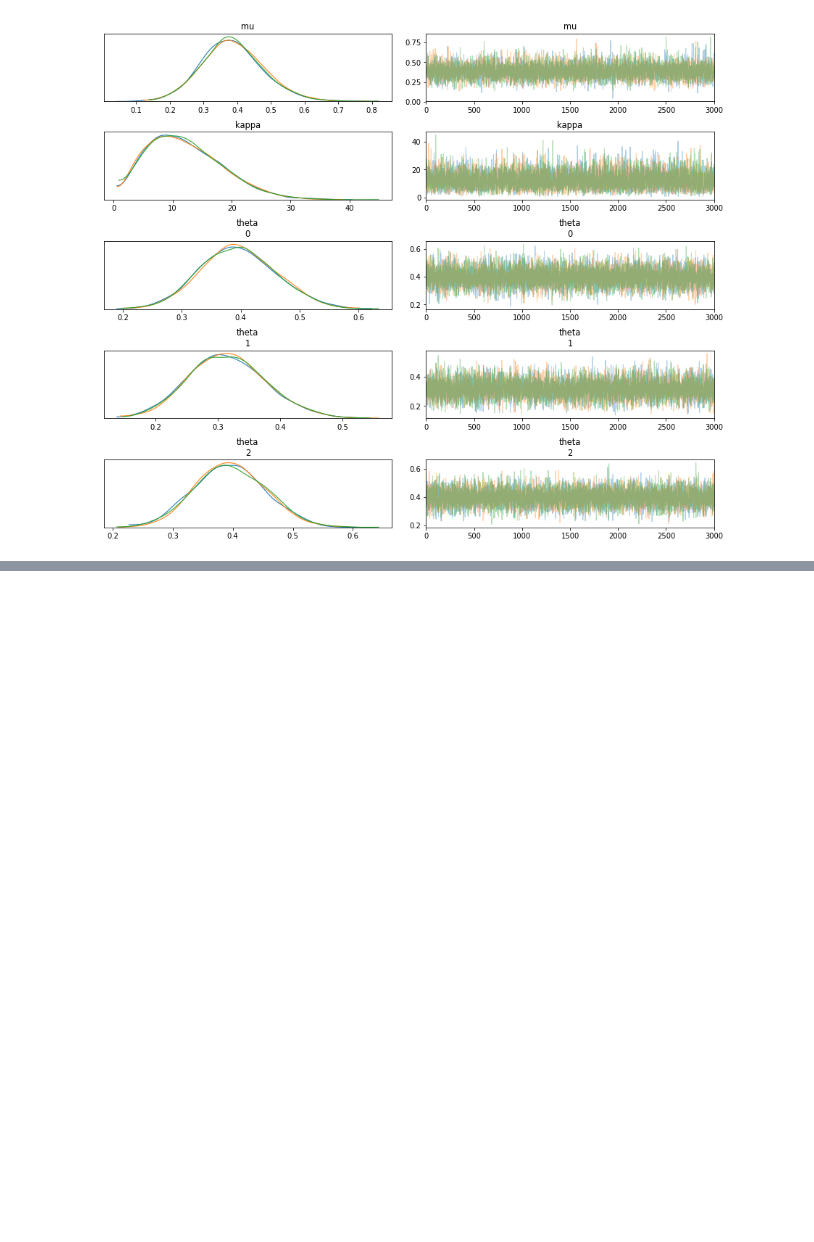
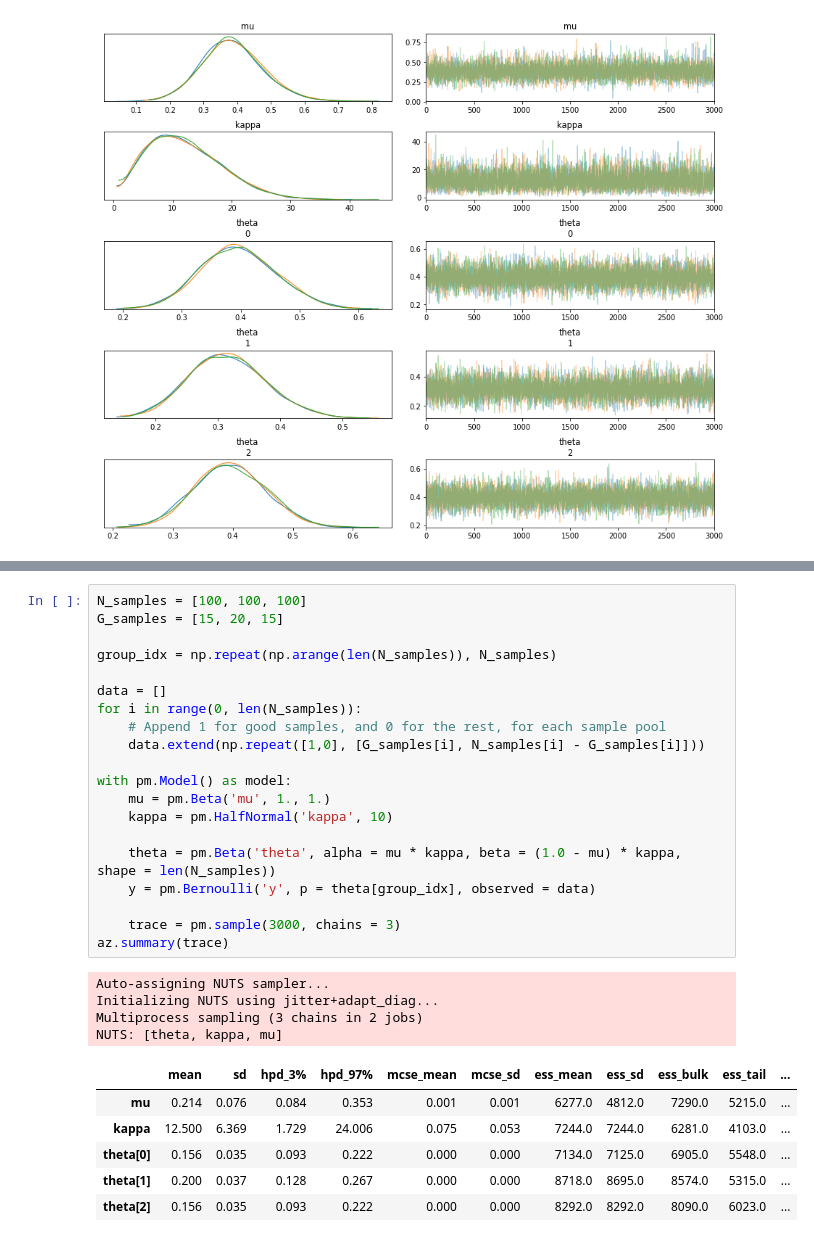
Before and after one commit to son520804/Bayesian_Statistics_MOOC, a Jupyter notebook: Hierarchical_Model.ipynb, the cells around one changed output, grey strips where cells are left out. Drawn from its saved outputs; the diff is of its cells as text; blank space fills up the shorter version.

```diff
--- a/Hierarchical_Model.ipynb
+++ b/Hierarchical_Model.ipynb
@@ -39,0 +82,31 @@ plt.show()
+# %%
+N_samples = [100, 100, 100]
+G_samples = [15, 20, 15]
+
+group_idx = np.repeat(np.arange(len(N_samples)), N_samples)
+
+data = []
+for i in range(0, len(N_samples)):
+    # Append 1 for good samples, and 0 for the rest, for each sample pool
+    data.extend(np.repeat([1,0], [G_samples[i], N_samples[i] - G_samples[i]]))
+
+with pm.Model() as model:
+    mu = pm.Beta('mu', 1., 1.)
+    kappa = pm.HalfNormal('kappa', 10)
+
+    theta = pm.Beta('theta', alpha = mu * kappa, beta = (1.0 - mu) * kappa, shape = len(N_samples))
+    y = pm.Bernoulli('y', p = theta[group_idx], observed = data)
+
+    trace = pm.sample(3000, chains = 3)
+az.summary(trace)
+# %% [output]
+Auto-assigning NUTS sampler...
+Initializing NUTS using jitter+adapt_diag...
+Multiprocess sampling (3 chains in 2 jobs)
+NUTS: [theta, kappa, mu]
+|  | mean | sd | hpd_3% | hpd_97% | mcse_mean | mcse_sd | ess_mean | ess_sd | ess_bulk | ess_tail | ... |
+| mu | 0.214 | 0.076 | 0.084 | 0.353 | 0.001 | 0.001 | 6277.0 | 4812.0 | 7290.0 | 5215.0 | ... |
+| kappa | 12.500 | 6.369 | 1.729 | 24.006 | 0.075 | 0.053 | 7244.0 | 7244.0 | 6281.0 | 4103.0 | ... |
+| theta[0] | 0.156 | 0.035 | 0.093 | 0.222 | 0.000 | 0.000 | 7134.0 | 7125.0 | 6905.0 | 5548.0 | ... |
+| theta[1] | 0.200 | 0.037 | 0.128 | 0.267 | 0.000 | 0.000 | 8718.0 | 8695.0 | 8574.0 | 5315.0 | ... |
+| theta[2] | 0.156 | 0.035 | 0.093 | 0.222 | 0.000 | 0.000 | 8292.0 | 8292.0 | 8090.0 | 6023.0 | ... |
```
Also changed, not shown: parts of 5 cells of this notebook.
